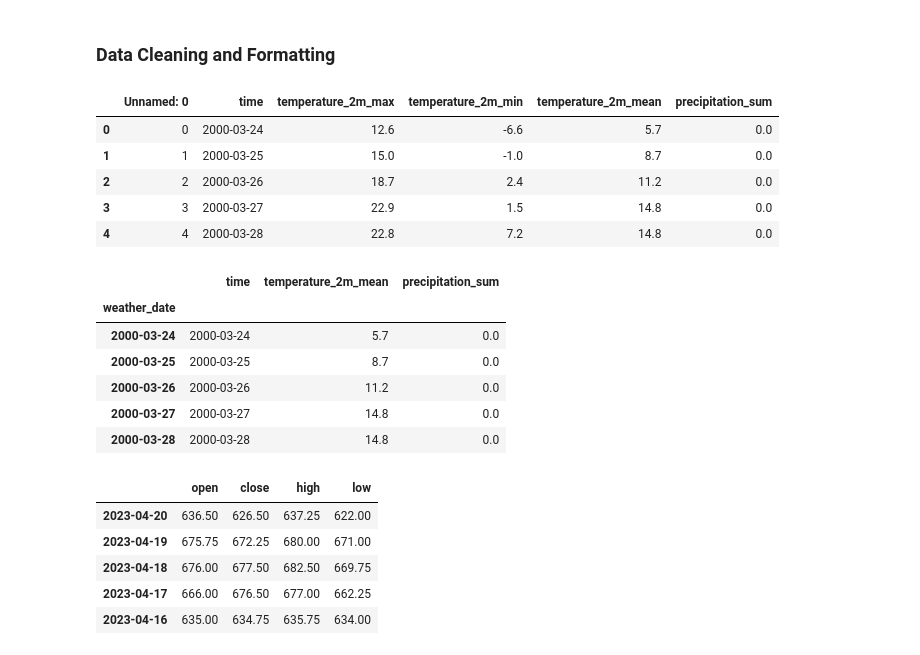
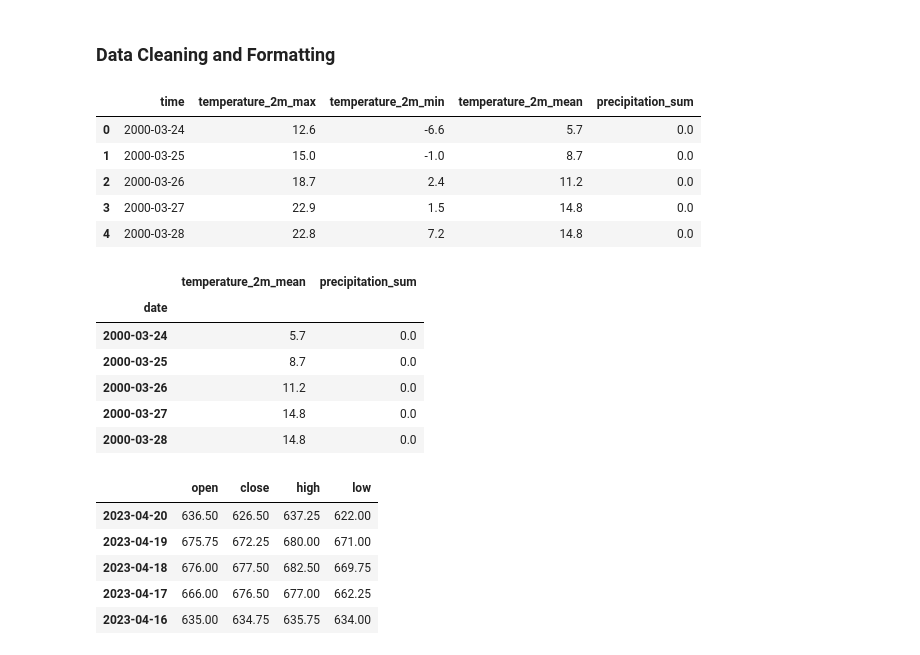
Before and after one commit to PrayusShrestha/crop-price-prediction, a Jupyter notebook: src/final_project.ipynb, the cells around one changed output. Drawn from its saved outputs; the diff is of its cells as text; code cells hidden in the pictures.

Commit message:
added and cleaned data

```diff
--- a/src/final_project.ipynb
+++ b/src/final_project.ipynb
@@ -27,25 +29,26 @@ TO-DO: add description for these two data sets. source? meaning of each column?
 # %% [markdown]
 ### Data Cleaning and Formatting
 # %%
-weather_data = pd.read_csv('../data/weather_data.csv')
-weather_data.head()
+weather_df = pd.read_csv('../data/weather_data.csv', index_col=0)
+weather_df.head()
 # %% [output]
-|  | Unnamed: 0 | time | temperature_2m_max | temperature_2m_min | temperature_2m_mean | precipitation_sum |
-| 0 | 0 | 2000-03-24 | 12.6 | -6.6 | 5.7 | 0.0 |
-| 1 | 1 | 2000-03-25 | 15.0 | -1.0 | 8.7 | 0.0 |
-| 2 | 2 | 2000-03-26 | 18.7 | 2.4 | 11.2 | 0.0 |
-| 3 | 3 | 2000-03-27 | 22.9 | 1.5 | 14.8 | 0.0 |
-| 4 | 4 | 2000-03-28 | 22.8 | 7.2 | 14.8 | 0.0 |
+|  | time | temperature_2m_max | temperature_2m_min | temperature_2m_mean | precipitation_sum |
+| 0 | 2000-03-24 | 12.6 | -6.6 | 5.7 | 0.0 |
+| 1 | 2000-03-25 | 15.0 | -1.0 | 8.7 | 0.0 |
+| 2 | 2000-03-26 | 18.7 | 2.4 | 11.2 | 0.0 |
+| 3 | 2000-03-27 | 22.9 | 1.5 | 14.8 | 0.0 |
+| 4 | 2000-03-28 | 22.8 | 7.2 | 14.8 | 0.0 |
 # %%
-weather_data = weather_data[['time','temperature_2m_mean','precipitation_sum']]
-weather_data['weather_date'] = pd.to_datetime(weather_data['time'])
-weather_data = weather_data.set_index('weather_date')
-weather_data.head()
+weather_df.index = pd.to_datetime(weather_df["time"])
+weather_df.index.name = "date"
+weather_df["date"] = pd.to_datetime(weather_df.index)
+weather_df = weather_df[["temperature_2m_mean", "precipitation_sum"]]
+weather_df.head()
 # %% [output]
-|  | time | temperature_2m_mean | precipitation_sum |
-| weather_date |  |  |  |
-| 2000-03-24 | 2000-03-24 | 5.7 | 0.0 |
-| 2000-03-25 | 2000-03-25 | 8.7 | 0.0 |
-| 2000-03-26 | 2000-03-26 | 11.2 | 0.0 |
-| 2000-03-27 | 2000-03-27 | 14.8 | 0.0 |
-| 2000-03-28 | 2000-03-28 | 14.8 | 0.0 |
+|  | temperature_2m_mean | precipitation_sum |
+| date |  |  |
+| 2000-03-24 | 5.7 | 0.0 |
+| 2000-03-25 | 8.7 | 0.0 |
+| 2000-03-26 | 11.2 | 0.0 |
+| 2000-03-27 | 14.8 | 0.0 |
+| 2000-03-28 | 14.8 | 0.0 |
```
Also changed, not shown: parts of 14 cells of this notebook, 2 other files.
